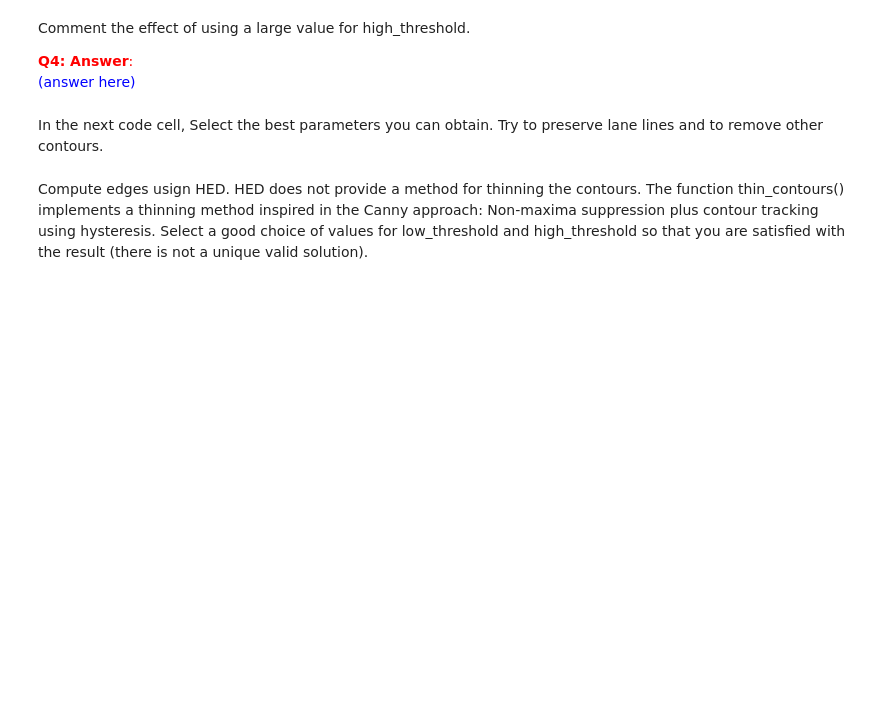
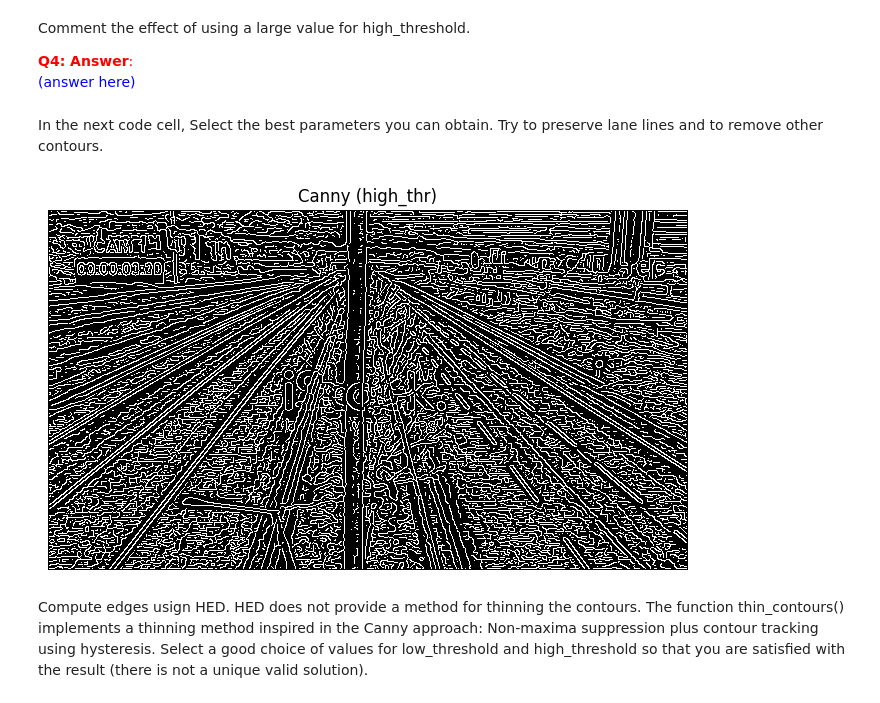
Before and after one commit to enricrp8/cvdl-labs, a Jupyter notebook: Lab1/CVDL_Lines_1-v3.ipynb, the cells around one changed output. Drawn from its saved outputs; the diff is of its cells as text; code cells hidden in the pictures; blank space fills up the shorter version.

```diff
--- a/Lab1/CVDL_Lines_1-v3.ipynb
+++ b/Lab1/CVDL_Lines_1-v3.ipynb
@@ -225,11 +265,13 @@ Comment the effect of using a large value for high_threshold.
 In the next code cell, Select the best parameters you can obtain. Try to preserve lane lines and to remove other contours.
 # %%
 # Select the best parameters you can find. Preserve lane lines and try to remove other contours.
-sigma          = # TODO 3
-low_threshold  = # TODO 3
-high_threshold = # TODO 3
+sigma          = 1  # TODO 3
+low_threshold  = 0.1 # TODO 3
+high_threshold = 0.7 # TODO 3
 edges = feature.canny(avg, sigma=sigma, low_threshold=low_threshold, high_threshold=high_threshold)
 display_image(edges, 'Canny (high_thr)', size=1)
+# %% [output]
+[figure, added]
 # %% [markdown]
 Compute edges usign HED. HED does not provide a method for thinning the contours. The function thin_contours() implements a thinning method inspired in the Canny approach: Non-maxima suppression plus contour tracking using hysteresis. Select a good choice of values for low_threshold and high_threshold so that you are satisfied with the result (there is not a unique valid solution).
 # %%
```
Also changed, not shown: parts of 25 cells of this notebook, 16 other files.
